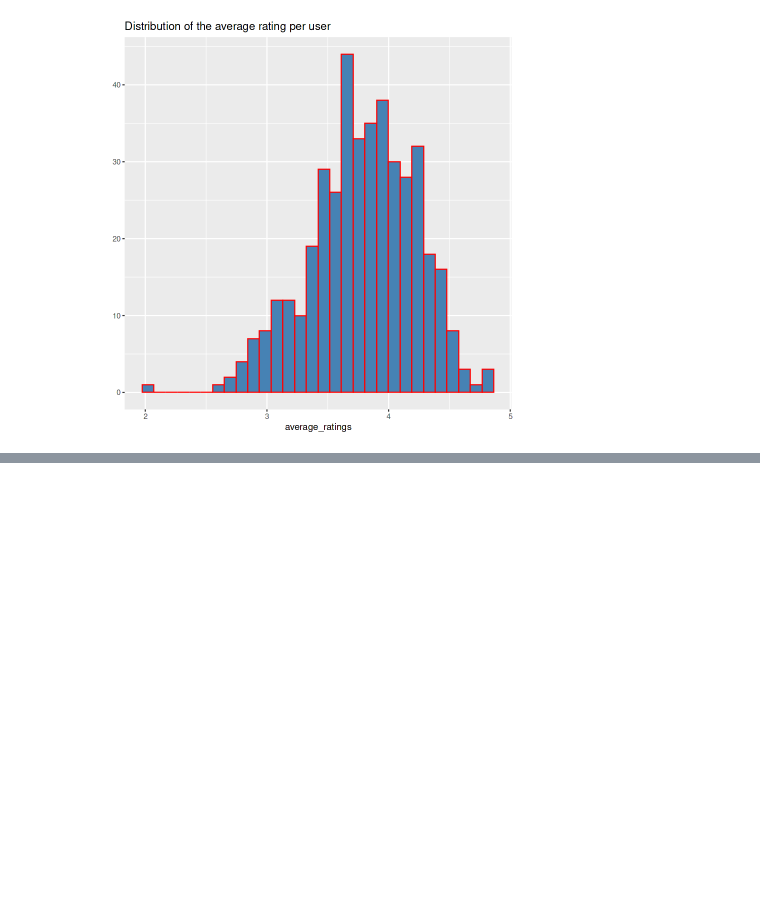
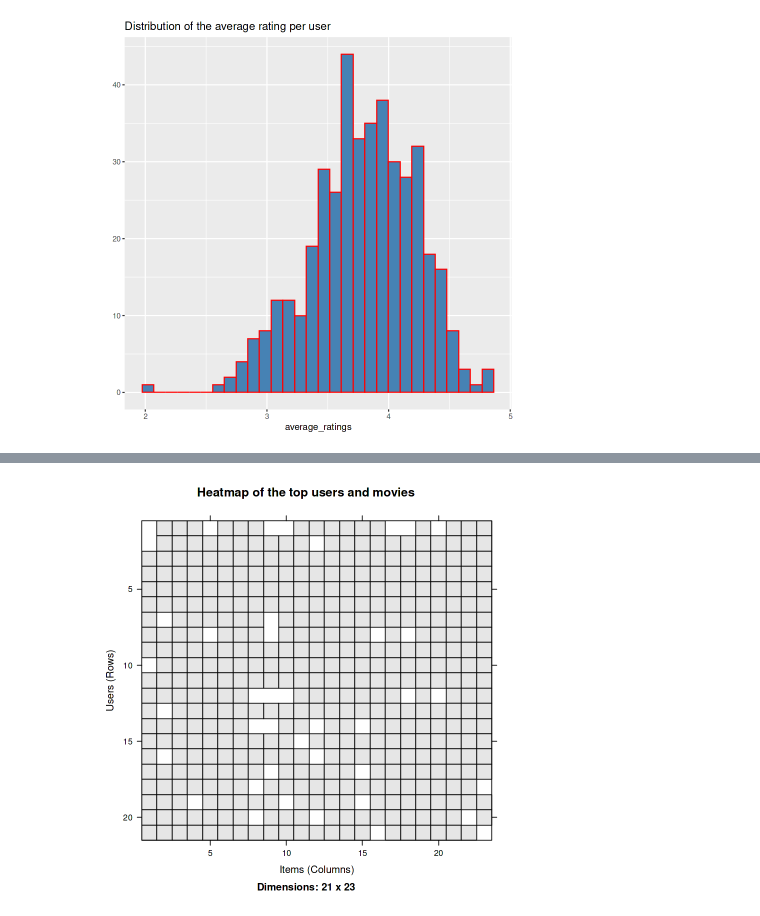
Before and after one commit to AmirMotefaker/Movie-Recommendation-System-using-R, a Jupyter notebook: movie-recommendation-system-using-r.ipynb, the cells around one changed output, grey strips where cells are left out. Saved outputs shown, nothing was run; the diff lists cells and outputs as text; code cells hidden in the pictures; blank space fills up the shorter version.

```diff
--- a/movie-recommendation-system-using-r.ipynb
+++ b/movie-recommendation-system-using-r.ipynb
@@ -346,0 +379,10 @@ Warning message:
+# %%
+binary_minimum_movies <- quantile(rowCounts(movie_ratings), 0.95)
+binary_minimum_users <- quantile(colCounts(movie_ratings), 0.95)
+#movies_watched <- binarize(movie_ratings, minRating = 1)
+good_rated_films <- binarize(movie_ratings, minRating = 3)
+image(good_rated_films[rowCounts(movie_ratings) > binary_minimum_movies,
+colCounts(movie_ratings) > binary_minimum_users],
+main = "Heatmap of the top users and movies")
+# %% [output]
+[figure, added]
```
Also changed, not shown: parts of 23 cells of this notebook.
